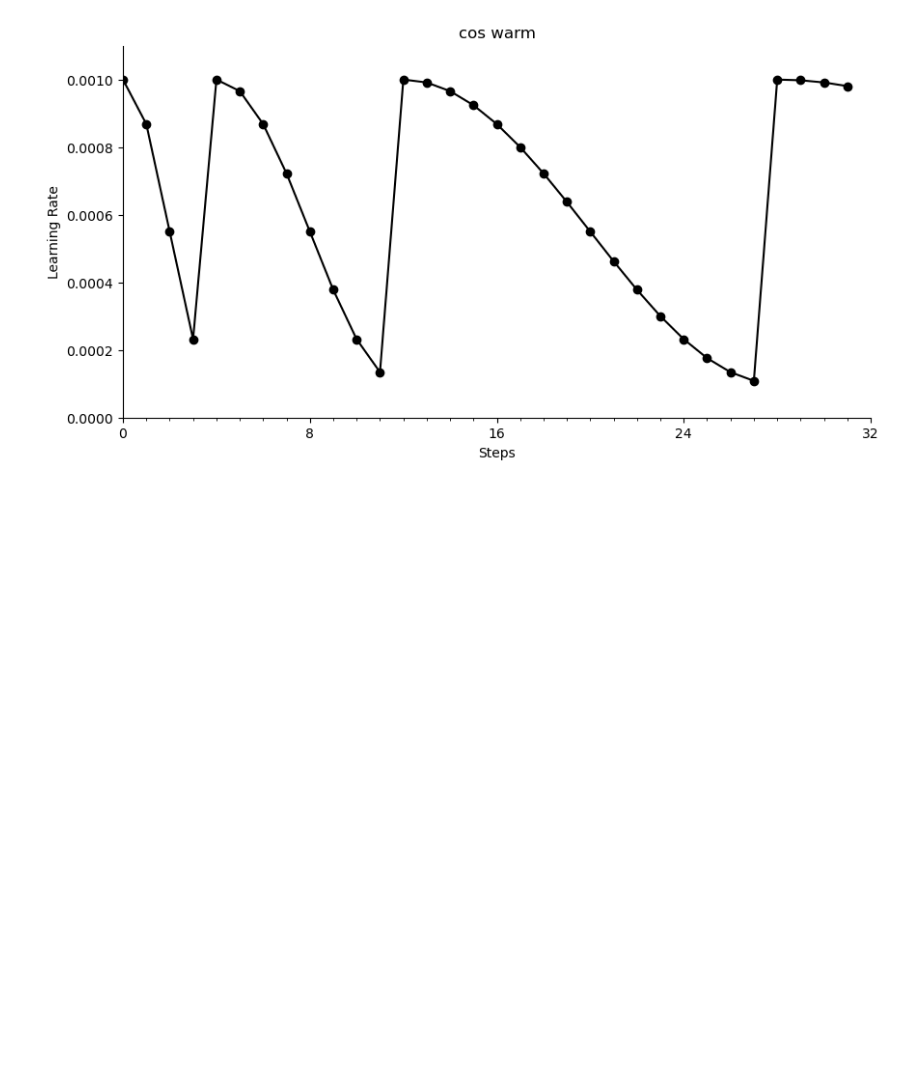
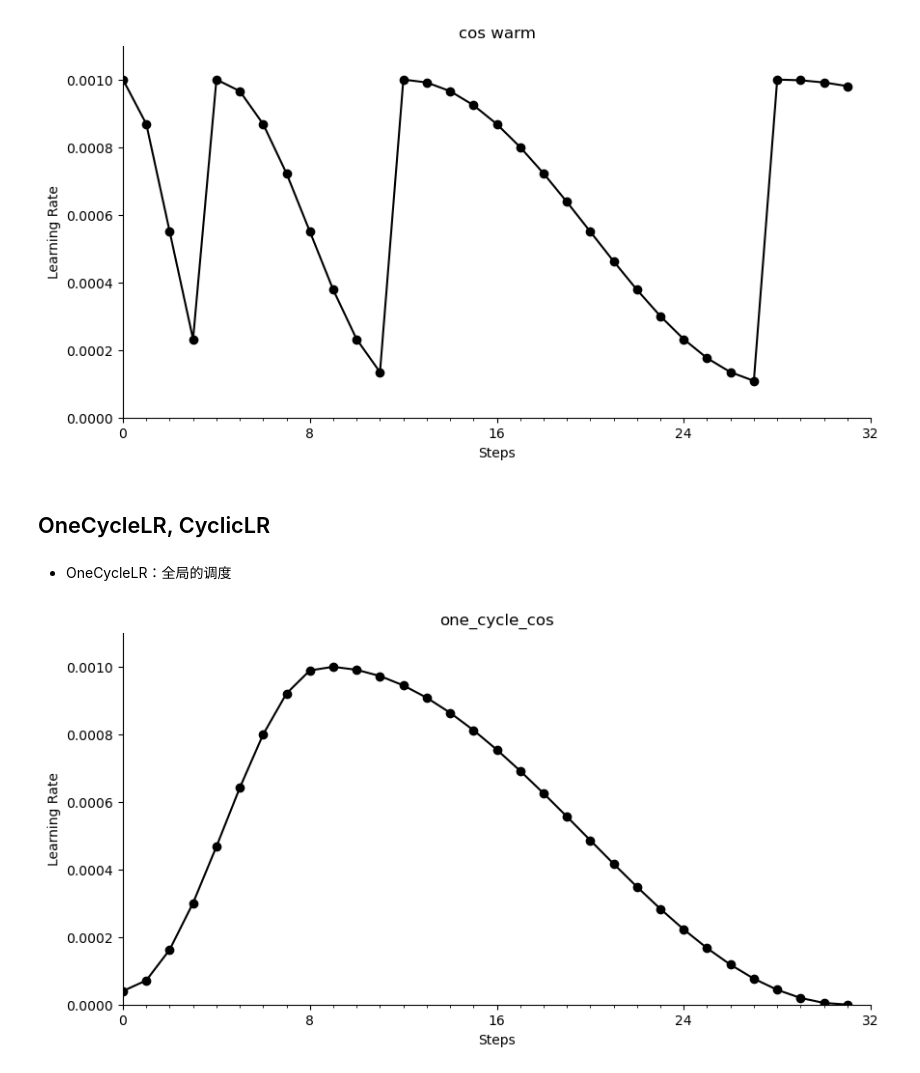
Before and after one commit to chunhuizhang/llm_aigc, a Jupyter notebook: tutorials/nn_basics/optimizer/lr_scheduler.ipynb, the cells around one changed output. Saved outputs shown, nothing was run; the diff lists cells and outputs as text; code cells hidden in the pictures; blank space fills up the shorter version.

```diff
--- a/tutorials/nn_basics/optimizer/lr_scheduler.ipynb
+++ b/tutorials/nn_basics/optimizer/lr_scheduler.ipynb
@@ -124,3 +131,20 @@ lr_values_cos_warm = lr_step_values(scheduler)
 vis_lr_values(lr_values_cos_warm, 'cos warm')
 # %% [output]
 [figure]
+# %% [markdown]
+## OneCycleLR, CyclicLR
+# %% [markdown]
+- OneCycleLR：全局的调度
+# %%
+from torch.optim.lr_scheduler import OneCycleLR
+model = torch.nn.Linear(2, 1)
+optimizer = torch.optim.SGD(model.parameters(), lr=LEARNING_RATE)
+scheduler = OneCycleLR(optimizer,
+                       max_lr=1e-3,
+                       epochs=4, steps_per_epoch=8,
+                       anneal_strategy='cos')
+lr_values_one_cycle = lr_step_values(scheduler)
+# %%
+vis_lr_values(lr_values_one_cycle, 'one_cycle_cos')
+# %% [output]
+[figure, added]
```
Also changed, not shown: parts of 13 cells of this notebook.
